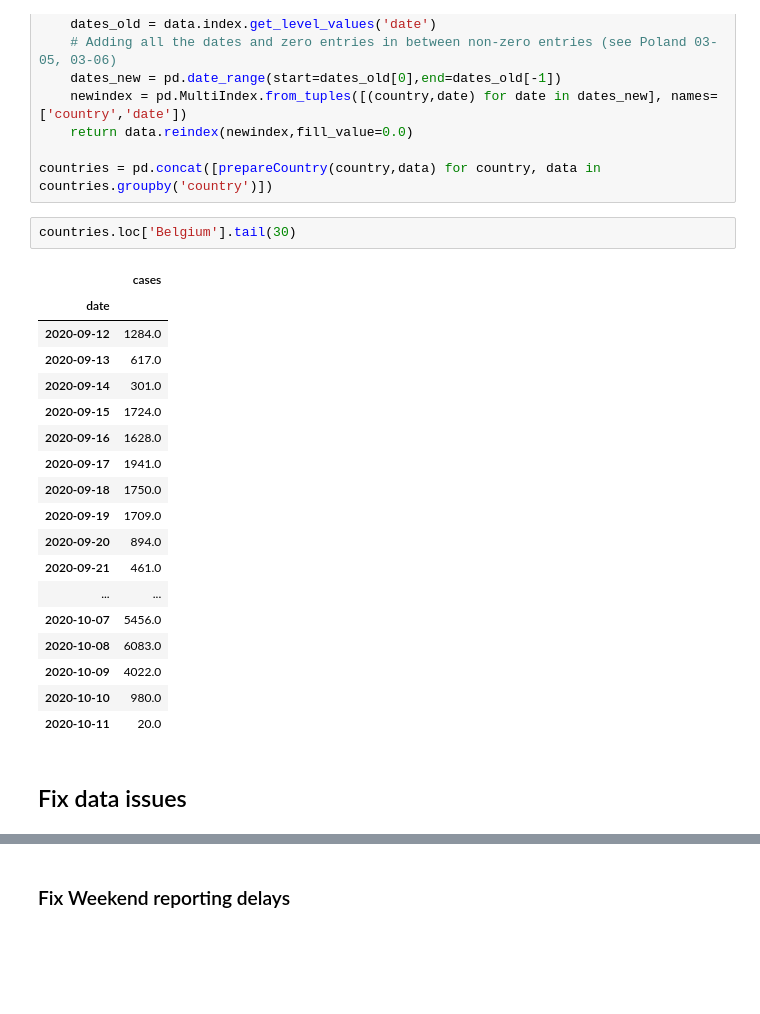
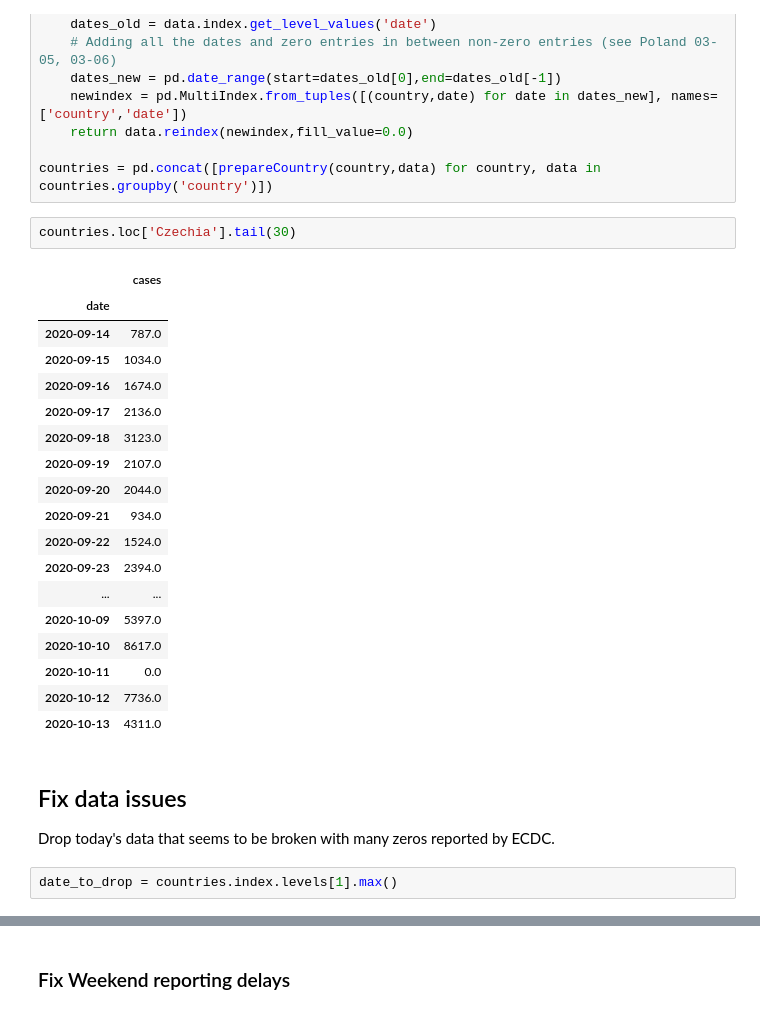
Before and after one commit to gkossakowski/covid-19, a Jupyter notebook: Realtime Rt mcmc.ipynb, the cells around one changed output, grey strips where cells are left out. Cells and saved outputs as stored; diff of their text form; blank space fills up the shorter version.

```diff
--- a/Realtime Rt mcmc.ipynb
+++ b/Realtime Rt mcmc.ipynb
@@ -66,25 +66,29 @@ def prepareCountry(country, data):
 
 countries = pd.concat([prepareCountry(country,data) for country, data in countries.groupby('country')])
 # %%
-countries.loc['Belgium'].tail(30)
+countries.loc['Czechia'].tail(30)
 # %% [output]
 |  | cases |
 | date |  |
-| 2020-09-12 | 1284.0 |
-| 2020-09-13 | 617.0 |
-| 2020-09-14 | 301.0 |
-| 2020-09-15 | 1724.0 |
-| 2020-09-16 | 1628.0 |
-| 2020-09-17 | 1941.0 |
-| 2020-09-18 | 1750.0 |
-| 2020-09-19 | 1709.0 |
-| 2020-09-20 | 894.0 |
-| 2020-09-21 | 461.0 |
+| 2020-09-14 | 787.0 |
+| 2020-09-15 | 1034.0 |
+| 2020-09-16 | 1674.0 |
+| 2020-09-17 | 2136.0 |
+| 2020-09-18 | 3123.0 |
+| 2020-09-19 | 2107.0 |
+| 2020-09-20 | 2044.0 |
+| 2020-09-21 | 934.0 |
+| 2020-09-22 | 1524.0 |
+| 2020-09-23 | 2394.0 |
 | ... | ... |
-| 2020-10-07 | 5456.0 |
-| 2020-10-08 | 6083.0 |
-| 2020-10-09 | 4022.0 |
-| 2020-10-10 | 980.0 |
-| 2020-10-11 | 20.0 |
+| 2020-10-09 | 5397.0 |
+| 2020-10-10 | 8617.0 |
+| 2020-10-11 | 0.0 |
+| 2020-10-12 | 7736.0 |
+| 2020-10-13 | 4311.0 |
-# %% [markdown]
-## Fix data issues
+# %% [markdown]
+## Fix data issues
+
+Drop today's data that seems to be broken with many zeros reported by ECDC.
+# %%
+date_to_drop = countries.index.levels[1].max()
```
Also changed, not shown: parts of 17 cells of this notebook, 2 other files.
